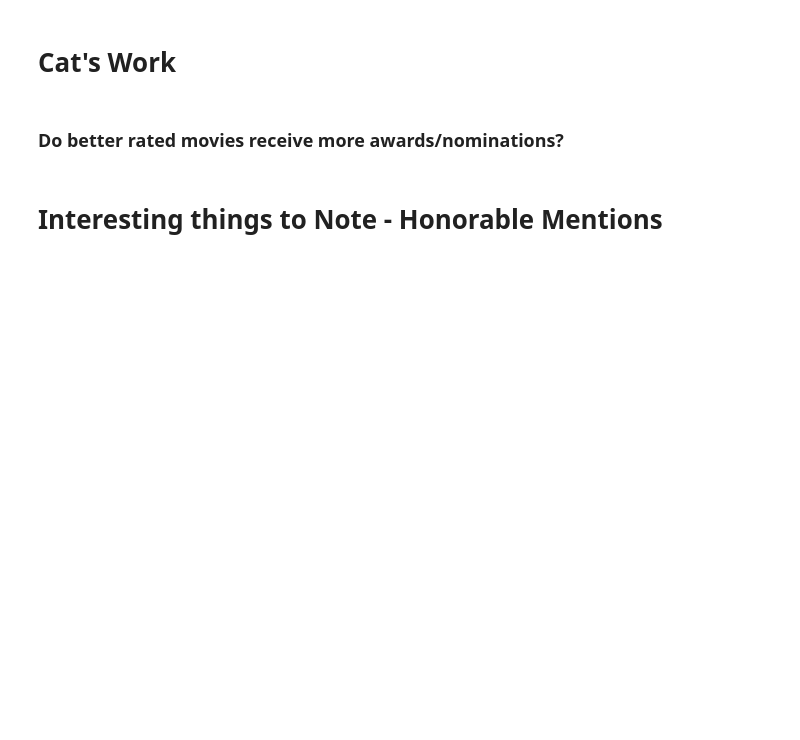
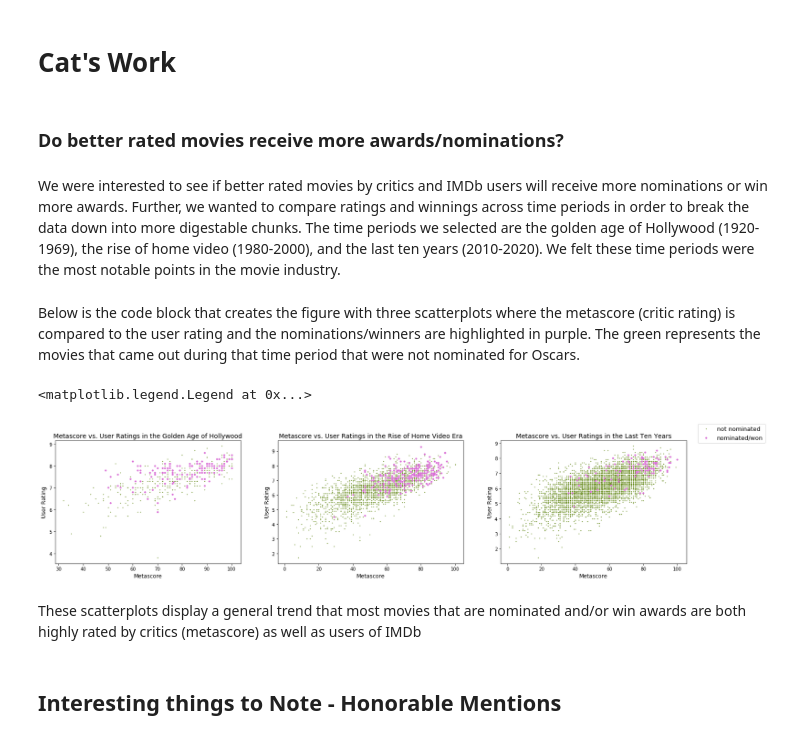
Before and after one commit to almetzler/SI330Final, a Jupyter notebook: NewFinal.ipynb, the cells around one changed output. Saved outputs shown, nothing was run; the diff lists cells and outputs as text; code cells hidden in the pictures; blank space fills up the shorter version.

```diff
--- a/NewFinal.ipynb
+++ b/NewFinal.ipynb
@@ -54,3 +54,5 @@ The two things that she made were two ways to look at that
 # Cat's Work
 # %% [markdown]
 ### Do better rated movies receive more awards/nominations?
+# %% [markdown]
+We were interested to see if better rated movies by critics and IMDb users will receive more nominations or win more awards. Further, we wanted to compare ratings and winnings across time periods in order to break the data down into more digestable chunks. The time periods we selected are the golden age of Hollywood (1920-1969), the rise of home video (1980-2000), and the last ten years (2010-2020). We felt these time periods were the most notable points in the movie industry.
@@ -57,2 +120,43 @@ The two things that she made were two ways to look at that
+# %% [markdown]
+Below is the code block that creates the figure with three scatterplots where the metascore (critic rating) is compared to the user rating and the nominations/winners are highlighted in purple. The green represents the movies that came out during that time period that were not nominated for Oscars.
+# %%
+fig_cat, (ax_golden, ax_home, ax_now) = plt.subplots(1,3, figsize=[25,5])
+
+# golden age scatterplot
+test_golden = merge_golden
+lame_movies_golden = test_golden[test_golden['Winner'] == 0]
+good_movies_golden = test_golden[test_golden['Winner'] != 0]
+ax_golden.scatter(lame_movies_golden['metascore'], lame_movies_golden['avg_vote'], s=1, color='olivedrab')
+ax_golden.scatter(good_movies_golden['metascore'], good_movies_golden['avg_vote'], s=10, color='orchid')
+ax_golden.set_title('Metascore vs. User Ratings in the Golden Age of Hollywood', fontsize=14)
+ax_golden.set_xlabel('Metascore', fontsize=12)
+ax_golden.set_ylabel('User Rating', fontsize=12)
+
+# rise of home videos scatterplot
+test_home = merge_home
+lame_movies_home = test_home[test_home['Winner'] == 0]
+good_movies_home = test_home[test_home['Winner'] != 0]
+ax_home.scatter(lame_movies_home['metascore'], lame_movies_home['avg_vote'], s=1, color='olivedrab')
+ax_home.scatter(good_movies_home['metascore'], good_movies_home['avg_vote'], s=10, color='orchid')
+ax_home.set_title('Metascore vs. User Ratings in the Rise of Home Video Era', fontsize=14)
+ax_home.set_xlabel('Metascore', fontsize=12)
+ax_home.set_ylabel('User Rating', fontsize=12)
+
+# last 10 years scatterplot
+test_now = merge_now
+lame_movies_now = test_now[test_now['Winner'] == 0]
+good_movies_now = test_now[test_now['Winner'] != 0]
+ax_now.scatter(lame_movies_now['metascore'], lame_movies_now['avg_vote'], s=1, color='olivedrab')
+ax_now.scatter(good_movies_now['metascore'], good_movies_now['avg_vote'], s=10, color='orchid')
+ax_now.set_title('Metascore vs. User Ratings in the Last Ten Years', fontsize=14)
+ax_now.set_xlabel('Metascore', fontsize=12)
+ax_now.set_ylabel('User Rating', fontsize=12)
+
+fig_cat.legend(['not nominated', 'nominated/won'], loc='upper right', prop={"size":13})
+# %% [output]
+<matplotlib.legend.Legend at 0x...>
+[figure, added]
+# %% [markdown]
+These scatterplots display a general trend that most movies that are nominated and/or win awards are both highly rated by critics (metascore) as well as users of IMDb
 # %% [markdown]
-# Interesting things to Note - Honorable Mentions
+## Interesting things to Note - Honorable Mentions
```
Also changed, not shown: parts of 12 cells of this notebook, 1 other file.
